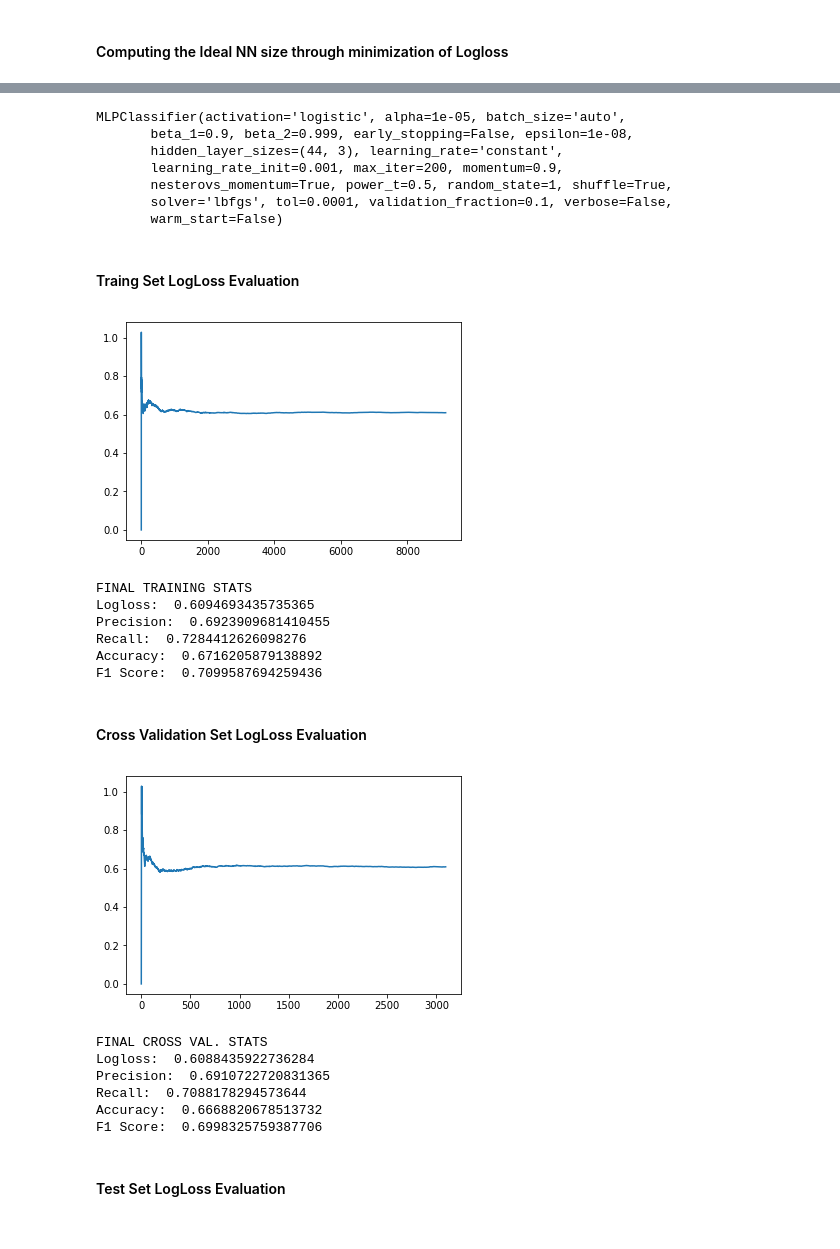
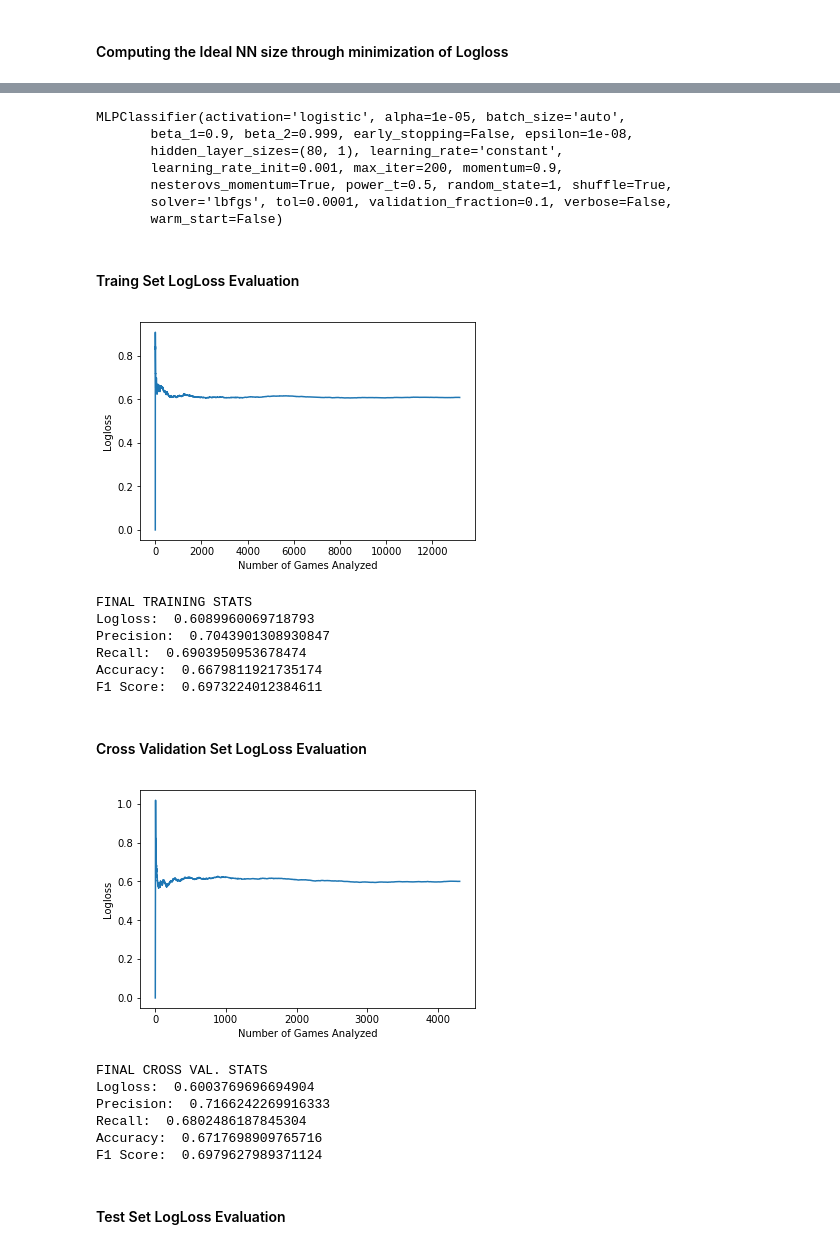
Before and after one commit to ntozer/nba-game-predictor, a Jupyter notebook: mlp_nn_classifer.ipynb, the cells around one changed output, grey strips where cells are left out. Cells and saved outputs as stored; diff of their text form; code cells hidden in the pictures.

```diff
--- a/mlp_nn_classifer.ipynb
+++ b/mlp_nn_classifer.ipynb
@@ -9,12 +10,12 @@ from logloss import *
 # %%
-seasons = range(2001, 2016, 1)
+seasons = range(2001, 2018, 1)
 df = None
 for season in seasons:
     try:
-        temp_df = pd.read_csv('data/prepared/{}_NBAseason.csv'.format(season))
+        temp_df = pd.read_csv('data/prep/{}_NBAseason.csv'.format(season))
         if df is None:
             df = temp_df
         else:
             df = df.append(temp_df, ignore_index=True)
     except FileNotFoundError:
-        print('ERROR: data/prepared/{}_NBAseason.csv not found'.format(season))
+        print('ERROR: data/prep/{}_NBAseason.csv not found'.format(season))
@@ -42,9 +40,11 @@ Test:  3093
 
 features = ['Day_Num', 'Home_DaysPast', 'Visitor_DaysPast',
             'Home_TotalWins','Home_TotalLosses', 'Home_HomeWins', 'Home_HomeLosses', 'Home_Streak',
-            'Home_AvgSpread', 'Home_AvgPts', 'Home_GamesPlayed',
+            'Home_AvgSpread', 'Home_AvgPTS', 'Home_GamesPlayed',
             'Visitor_TotalWins', 'Visitor_TotalLosses', 'Visitor_VisitorWins', 'Visitor_VisitorLosses', 'Visitor_Streak',
-            'Visitor_AvgSpread', 'Visitor_AvgPts', 'Visitor_GamesPlayed']
+            'Visitor_AvgSpread', 'Visitor_AvgPTS', 'Visitor_GamesPlayed', 'Home_ELO', 'Visitor_ELO']
+
+#features = ['Home_ELO', 'Visitor_ELO']
 
 train_features = train[features]
 cval_features = cval[features]
@@ -58,7 +58,7 @@ test_labels = test['Winner']
 #### Computing the Ideal NN size through minimization of Logloss
 # %%
 (logloss, num_layers, num_perceptrons, logloss_list, layers_list, perceptrons_list) =\
-    minimize_logloss(train_features, train_labels, cval_features, cval_labels.tolist())
+    minimize_logloss(train_features, train_labels, cval_features, cval_labels.tolist(), max_perceptrons=150, increment=5)
 # %%
 %matplotlib notebook
 
@@ -99,7 +99,7 @@ clf.fit(train_features, train_labels)
 # %% [output]
 MLPClassifier(activation='logistic', alpha=1e-05, batch_size='auto',
        beta_1=0.9, beta_2=0.999, early_stopping=False, epsilon=1e-08,
-       hidden_layer_sizes=(44, 3), learning_rate='constant',
+       hidden_layer_sizes=(80, 1), learning_rate='constant',
        learning_rate_init=0.001, max_iter=200, momentum=0.9,
        nesterovs_momentum=True, power_t=0.5, random_state=1, shuffle=True,
        solver='lbfgs', tol=0.0001, validation_fraction=0.1, verbose=False,
@@ -113,28 +113,27 @@ test_predictions = clf.predict_proba(test_features)
 # %%
 %matplotlib inline
 
 y_train = train_labels.tolist()
 p_train = train_predictions[:,1].tolist()
 
-train_ax = create_logloss_subplot(p_train, y_train)
 logloss = compute_logloss(p_train, y_train)
 (F1, precision, recall, accuracy) = compute_stats(p_train, y_train)
 
-plt.show()
+viz_logloss(p_train, y_train)
 print('FINAL TRAINING STATS')
 print('Logloss: ', logloss)
 print('Precision: ', precision)
 print('Recall: ', recall)
 print('Accuracy: ', accuracy)
 print('F1 Score: ', F1)
 # %% [output]
-[figure, old version]
+[figure, new version]
 FINAL TRAINING STATS
-Logloss:  0.6094693435735365
-Precision:  0.6923909681410455
-Recall:  0.7284412626098276
-Accuracy:  0.6716205879138892
-F1 Score:  0.7099587694259436
+Logloss:  0.6089960069718793
+Precision:  0.7043901308930847
+Recall:  0.6903950953678474
+Accuracy:  0.6679811921735174
+F1 Score:  0.6973224012384611
 # %% [markdown]
 #### Cross Validation Set LogLoss Evaluation
 # %%
@@ -143,11 +142,10 @@ F1 Score:  0.7099587694259436
 y_cval = cval_labels.tolist()
 p_cval = cval_predictions[:,1].tolist()
 
-cval_ax = create_logloss_subplot(p_cval, y_cval)
 logloss = compute_logloss(p_cval, y_cval)
 (F1, precision, recall, accuracy) = compute_stats(p_cval, y_cval)
 
-plt.show()
+viz_logloss(p_cval, y_cval)
 print('FINAL CROSS VAL. STATS')
 print('Logloss: ', logloss)
 print('Precision: ', precision)
@@ -155,13 +153,13 @@ print('Recall: ', recall)
 print('Accuracy: ', accuracy)
 print('F1 Score: ', F1)
 # %% [output]
-[figure, old version]
+[figure, new version]
 FINAL CROSS VAL. STATS
-Logloss:  0.6088435922736284
-Precision:  0.6910722720831365
-Recall:  0.7088178294573644
-Accuracy:  0.6668820678513732
-F1 Score:  0.6998325759387706
+Logloss:  0.6003769696694904
+Precision:  0.7166242269916333
+Recall:  0.6802486187845304
+Accuracy:  0.6717698909765716
+F1 Score:  0.6979627989371124
 # %% [markdown]
 #### Test Set LogLoss Evaluation
 # %%
```
Also changed, not shown: parts of 6 cells of this notebook, 2 other files.
